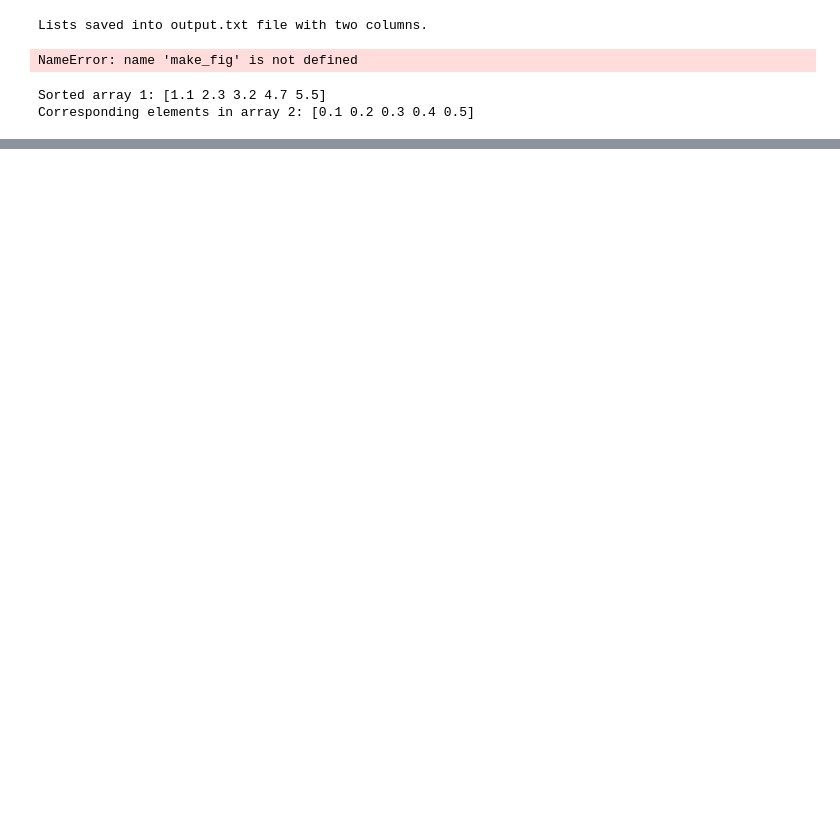
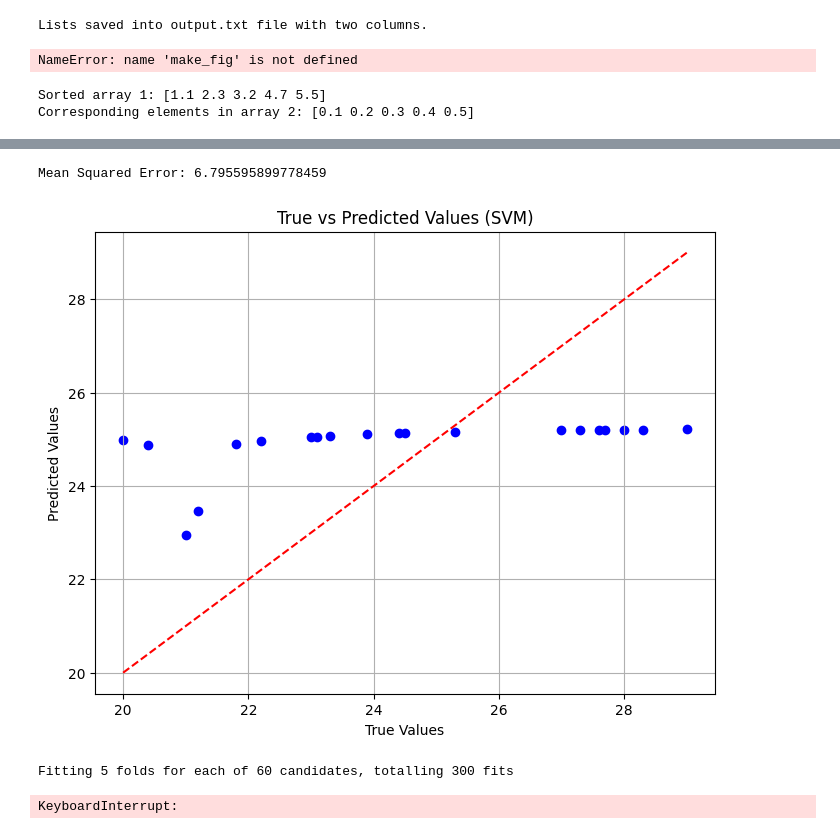
Before and after one commit to ashwin-r-k/FrontEnd_cosmo, a Jupyter notebook: notbook.ipynb, the cells around one changed output, grey strips where cells are left out. Saved outputs shown, nothing was run; the diff lists cells and outputs as text; code cells hidden in the pictures; blank space fills up the shorter version.

```diff
--- a/notbook.ipynb
+++ b/notbook.ipynb
@@ -352,0 +566,70 @@ Corresponding elements in array 2: [0.1 0.2 0.3 0.4 0.5]
+# %%
+from sklearn.svm import SVR
+from sklearn.metrics import mean_squared_error
+
+# Create the feature matrix X and target vector y
+X = df.drop('nion', axis=1)
+y = df['nion']
+
+# Split the data into training and testing sets
+X_train, X_test, y_train, y_test = train_test_split(X, y, test_size=0.2, random_state=42)
+
+# Initialize and train the Support Vector Machine regressor
+svm_regressor = SVR(kernel='rbf')  # You can change the kernel type as needed
+svm_regressor.fit(X_train, y_train)
+
+# Predict on the test set
+y_pred = svm_regressor.predict(X_test)
+
+# Calculate Mean Squared Error
+mse = mean_squared_error(y_test, y_pred)
+print("Mean Squared Error:", mse)
+# %% [output]
+Mean Squared Error: 6.795595899778459
+# %%
+import matplotlib.pyplot as plt
+
+# Plot true vs predicted values
+plt.figure(figsize=(8, 6))
+plt.scatter(y_test, y_pred, color='blue')
+plt.plot([min(y_test), max(y_test)], [min(y_test), max(y_test)], color='red', linestyle='--')
+plt.title('True vs Predicted Values (SVM)')
+plt.xlabel('True Values')
+plt.ylabel('Predicted Values')
+plt.grid(True)
+plt.show()
+# %% [output]
+[figure, added]
+# %%
+from sklearn.model_selection import GridSearchCV
+
+# Define the parameter grid to search
+param_grid = {
+    'C': [0.1, 1, 10, 100],  # Regularization parameter
+    'gamma': ['scale', 'auto', 0.1, 1, 10],  # Kernel coefficient
+    'kernel': ['linear', 'rbf', 'poly']  # Kernel type
+}
+
+# Initialize SVM regressor
+svm_regressor = SVR()
+
+# Initialize GridSearchCV
+grid_search = GridSearchCV(estimator=svm_regressor, param_grid=param_grid, cv=5, scoring='neg_mean_squared_error', verbose=1)
+
+# Fit the model with GridSearch
+grid_search.fit(X_train, y_train)
+
+# Get the best hyperparameters
+best_params = grid_search.best_params_
+print("Best Hyperparameters:", best_params)
+
+# Predict on the test set using the best model
+best_svm_model = grid_search.best_estimator_
+y_pred_best = best_svm_model.predict(X_test)
+
+# Calculate Mean Squared Error
+mse_best = mean_squared_error(y_test, y_pred_best)
+print("Mean Squared Error (Best Model):", mse_best)
+# %% [output]
+Fitting 5 folds for each of 60 candidates, totalling 300 fits
+KeyboardInterrupt:
```
Also changed, not shown: parts of 16 cells of this notebook, 17 other files.
